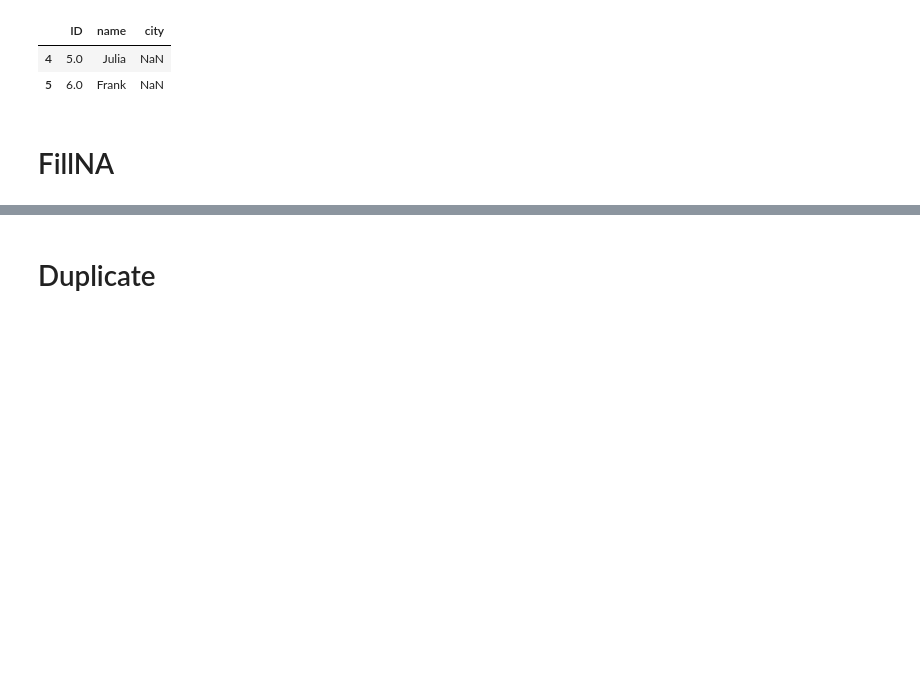
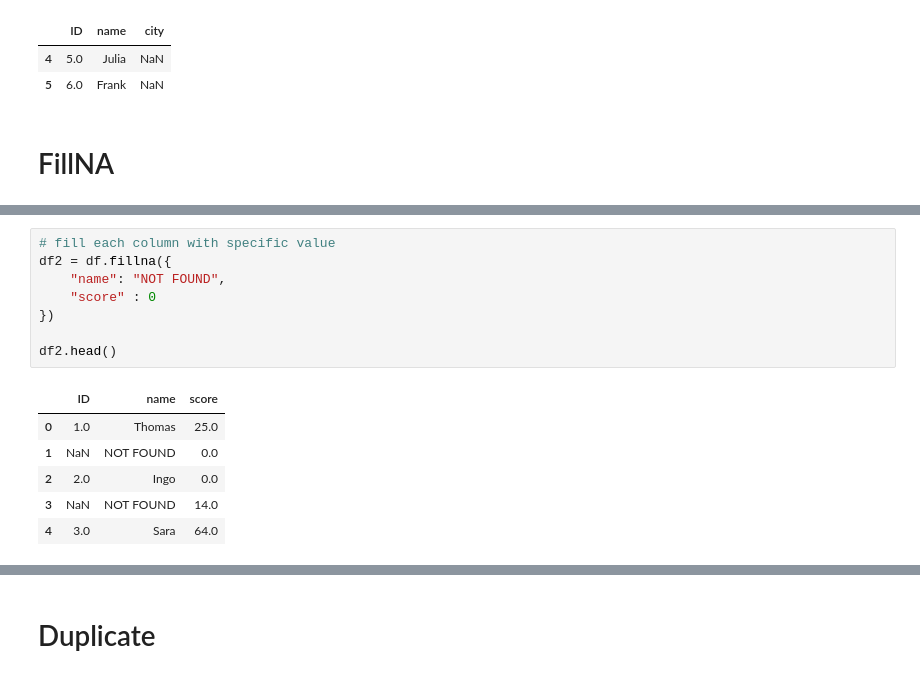
Before and after one commit to rbiotblbk/ML, a Jupyter notebook: 03_Pandas/01_Pandas_Intro.ipynb, the cells around one changed output, grey strips where cells are left out. Drawn from its saved outputs; the diff is of its cells as text; blank space fills up the shorter version.

```diff
--- a/03_Pandas/01_Pandas_Intro.ipynb
+++ b/03_Pandas/01_Pandas_Intro.ipynb
@@ -827,0 +853,15 @@ df.dropna(axis = "rows", how = "any", subset = ["name", "ID"])
+# %%
+# fill each column with specific value
+df2 = df.fillna({
+    "name": "NOT FOUND",
+    "score" : 0
+})
+
+df2.head()
+# %% [output]
+|  | ID | name | score |
+| 0 | 1.0 | Thomas | 25.0 |
+| 1 | NaN | NOT FOUND | 0.0 |
+| 2 | 2.0 | Ingo | 0.0 |
+| 3 | NaN | NOT FOUND | 14.0 |
+| 4 | 3.0 | Sara | 64.0 |
```
Also changed, not shown: parts of 9 cells of this notebook.
